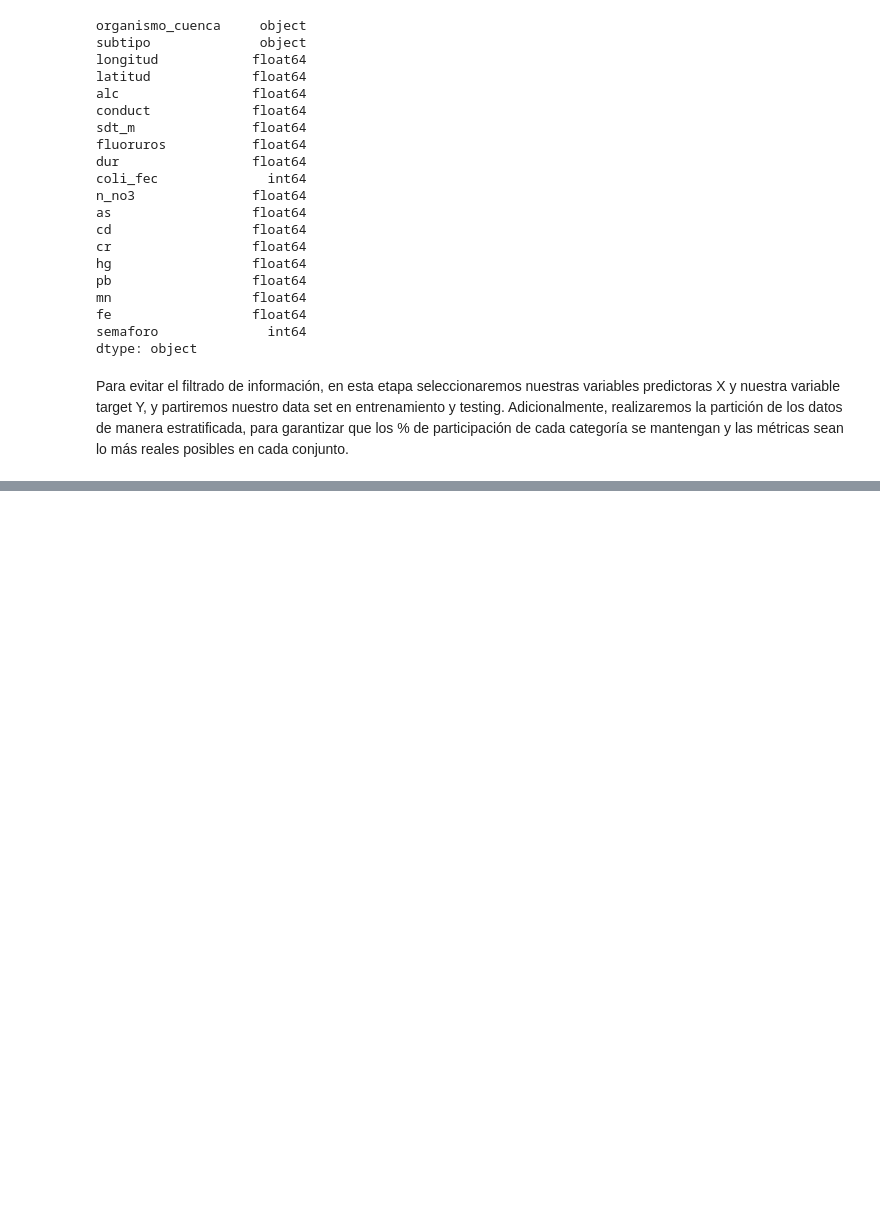
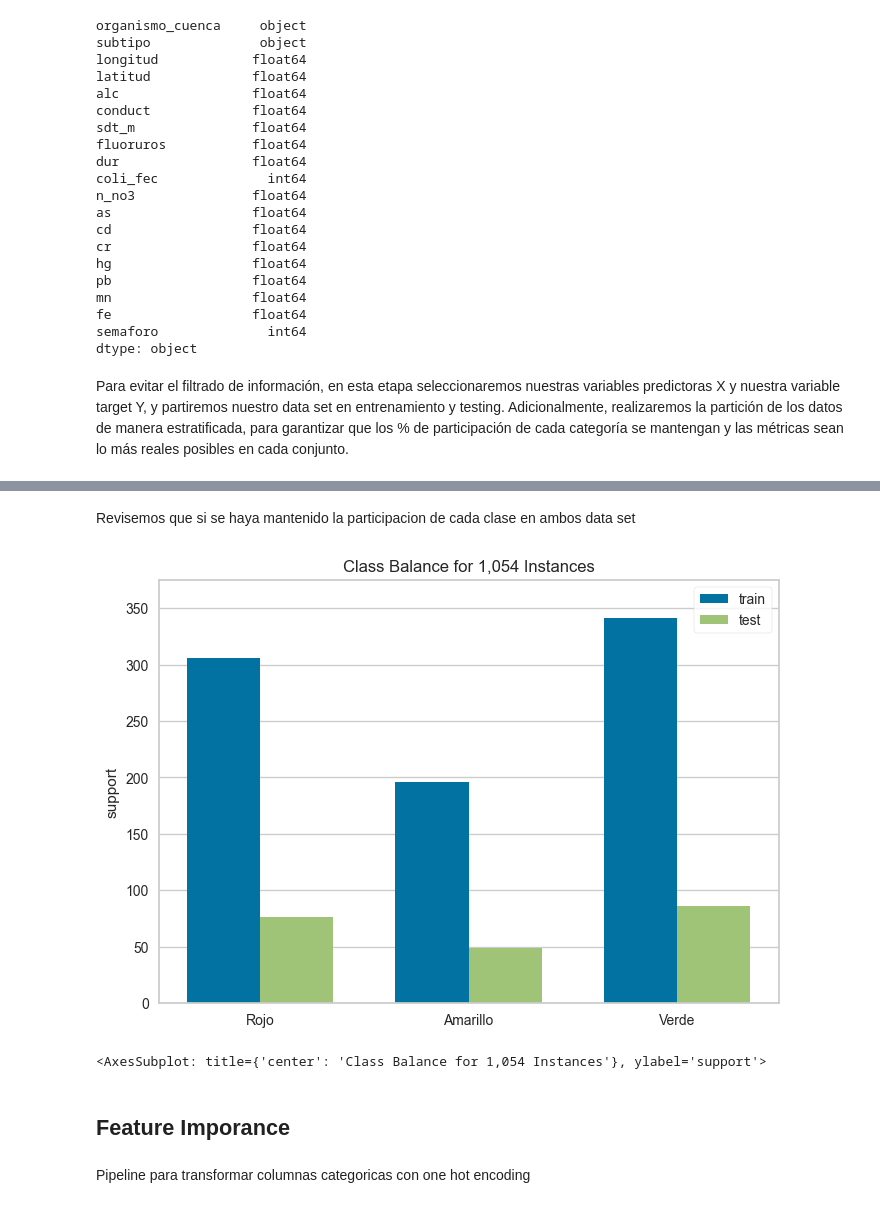
Before and after one commit to PosgradoMNA/Team30, a Jupyter notebook: Semana 9/Reto- Entrega 2 - Clasificación-ensambles.ipynb, the cells around one changed output, grey strips where cells are left out. Drawn from its saved outputs; the diff is of its cells as text; code cells hidden in the pictures; blank space fills up the shorter version.

```diff
--- a/Semana 9/Reto- Entrega 2 - Clasificación-ensambles.ipynb
+++ b/Semana 9/Reto- Entrega 2 - Clasificación-ensambles.ipynb
@@ -219,0 +215,14 @@ X_train
+# %% [markdown]
+Revisemos que si se haya mantenido la participacion de cada clase en ambos data set
+# %%
+from yellowbrick.target import ClassBalance
+visualizer = ClassBalance(labels=['Rojo', 'Amarillo','Verde'])
+visualizer.fit(y_train, y_test)        # Fit the data to the visualizer
+visualizer.show()
+# %% [output]
+[figure, added]
+<AxesSubplot: title={'center': 'Class Balance for 1,054 Instances'}, ylabel='support'>
+# %% [markdown]
+## Feature Imporance
+# %% [markdown]
+Pipeline para transformar columnas categoricas con one hot encoding
```
Also changed, not shown: parts of 19 cells of this notebook.
